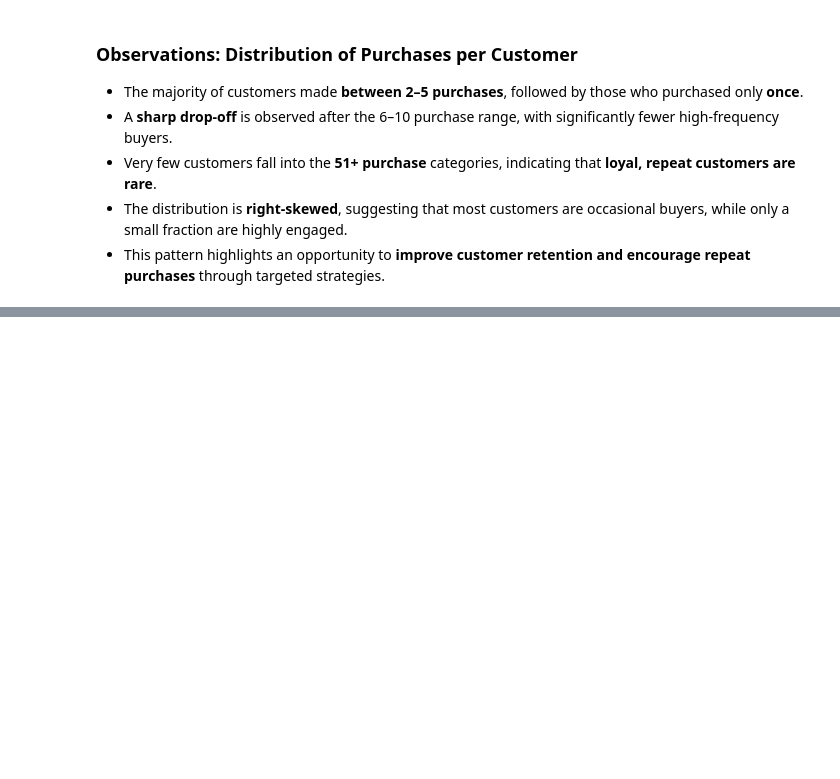
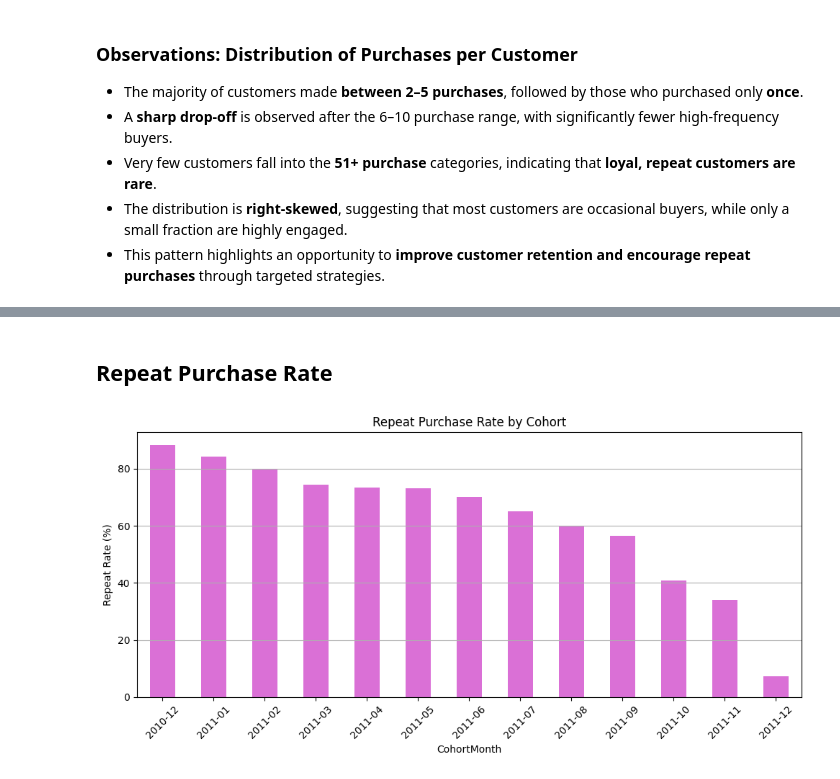
Before and after one commit to smksean/EShop-pro-cohort-analys, a Jupyter notebook: notebooks/Cohort-analysis.ipynb, the cells around one changed output, grey strips where cells are left out. Drawn from its saved outputs; the diff is of its cells as text; code cells hidden in the pictures; blank space fills up the shorter version.

```diff
--- a/notebooks/Cohort-analysis.ipynb
+++ b/notebooks/Cohort-analysis.ipynb
@@ -207,0 +307,18 @@ plt.show()
+# %%
+cust_purchases = df.groupby('CustomerID')['InvoiceNo'].nunique().reset_index()
+cust_purchases['Repeat'] = cust_purchases['InvoiceNo'] > 1
+
+repeat_customers = df[['CustomerID', 'CohortMonth']].drop_duplicates().merge(cust_purchases, on='CustomerID')
+repeat_rate = repeat_customers.groupby('CohortMonth')['Repeat'].mean() * 100
+# %% [markdown]
+## Repeat Purchase Rate
+# %%
+repeat_rate.plot(kind='bar', figsize=(10, 5), color='orchid')
+plt.title('Repeat Purchase Rate by Cohort')
+plt.ylabel('Repeat Rate (%)')
+plt.xticks(rotation=45)
+plt.grid(axis='y')
+plt.tight_layout()
+plt.show()
+# %% [output]
+[figure, added]
```
Also changed, not shown: parts of 37 cells of this notebook, 7 other files.
